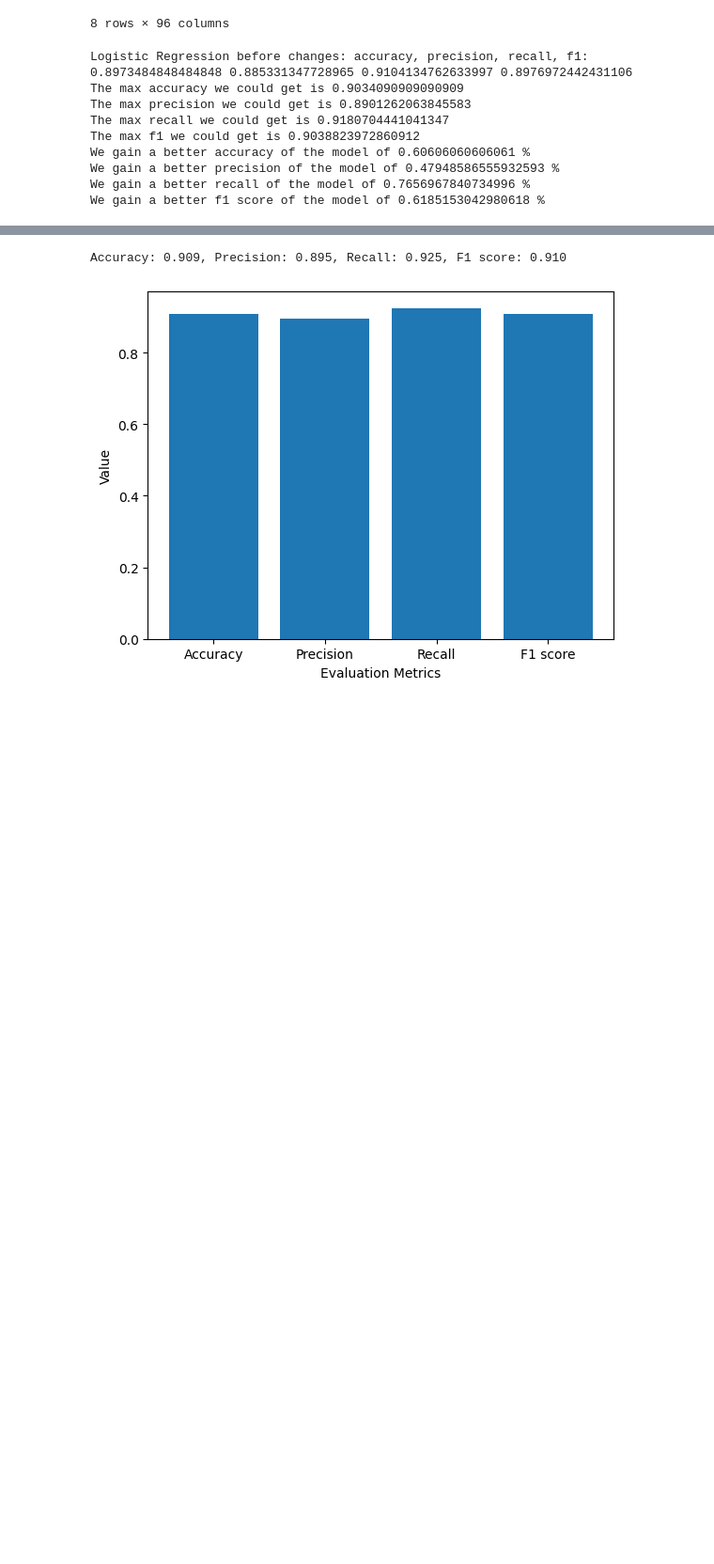
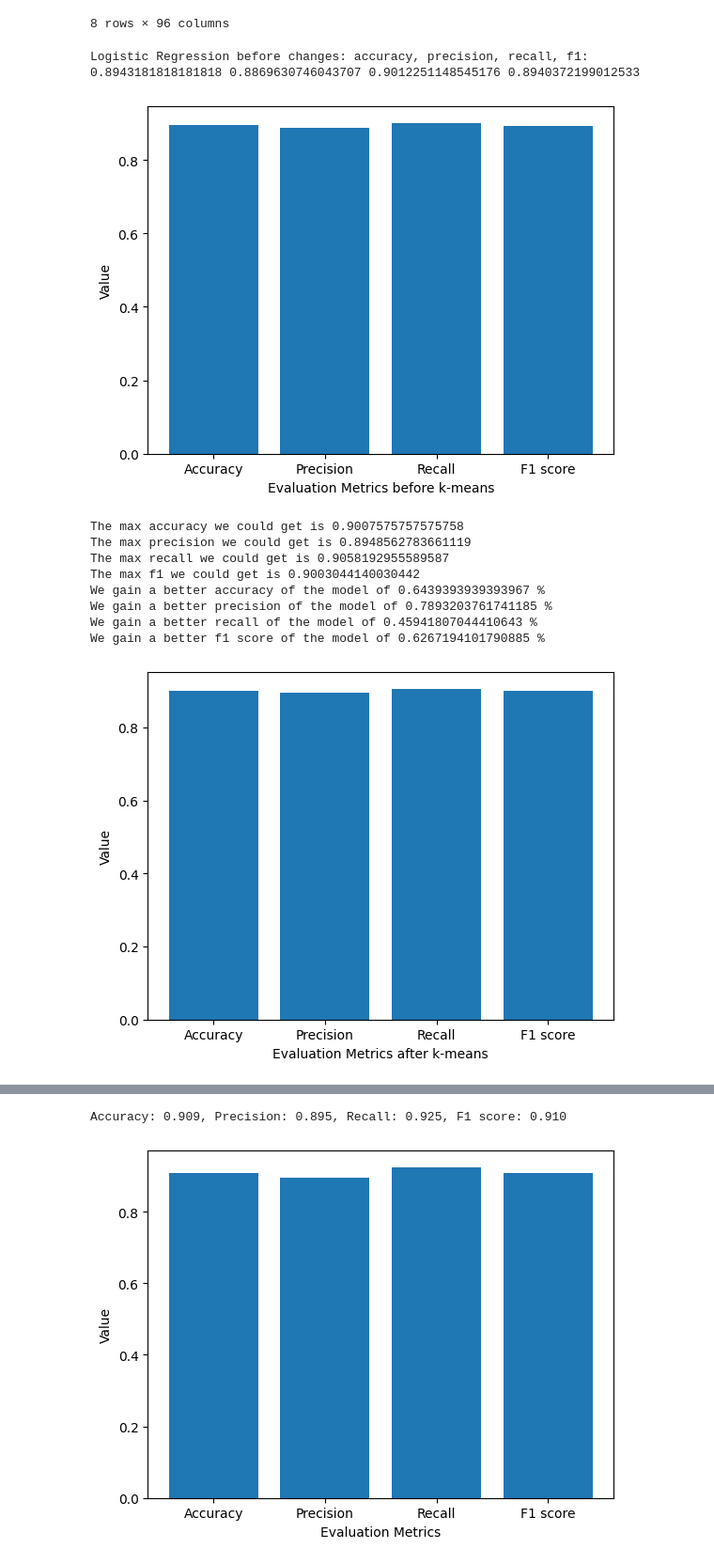
Before and after one commit to moriarais/AutomatingAnalysisModelsAndMisprediction, a Jupyter notebook: models/automate_analysis.ipynb, the cells around one changed output, grey strips where cells are left out. Shown: that part at 94% size. Drawn from its saved outputs; the diff is of its cells as text; code cells hidden in the pictures; blank space fills up the shorter version.

```diff
--- a/models/automate_analysis.ipynb
+++ b/models/automate_analysis.ipynb
@@ -41,6 +42,14 @@ def k_means_identify(X_trainn, X_testt, Y_trainn, Y_testt, word):
     recall = recall_score(Y_testt, Y_pred)
     f1 = f1_score(Y_testt, Y_pred)
     print('Logistic Regression before changes: accuracy, precision, recall, f1: ', accuracy, precision, recall, f1)
+
+    # Create a bar plot of the evaluation metrics
+    metric = ['Accuracy', 'Precision', 'Recall', 'F1 score']
+    value = [accuracy, precision, recall, f1]
+    plt.bar(metric, value)
+    plt.xlabel('Evaluation Metrics before k-means')
+    plt.ylabel('Value')
+    plt.show()
 
     # Identify the mispredictions and their associated feature values
     data_test = X_testt.copy()
@@ -70,6 +79,7 @@ def k_means_identify(X_trainn, X_testt, Y_trainn, Y_testt, word):
     precision_dict = {}
     recall_dict = {}
     f1_dict = {}
+    Y_pred_dict = {}
 
     # Use k-means clustering to identify groups of similar customers
     kmeans = KMeans(n_clusters=n_clusters, random_state=42, n_init=20)
@@ -99,6 +109,8 @@ def k_means_identify(X_trainn, X_testt, Y_trainn, Y_testt, word):
             model_new = LogisticRegression(max_iter=1000)
             model_new.fit(scaler.fit_transform(X_train_new), Y_trainn)
             Y_pred_new = model_new.predict(scaler.fit_transform(X_test_new))
+            Y_pred_dict.update({i: Y_pred_new})
+
             accuracy_new = accuracy_score(Y_testt, Y_pred_new)
             accuracy_dict.update({i: accuracy_new})
             precision_new = precision_score(Y_testt, Y_pred_new)
@@ -107,7 +119,9 @@ def k_means_identify(X_trainn, X_testt, Y_trainn, Y_testt, word):
             recall_dict.update({i: recall_new})
             f1_new = f1_score(Y_testt, Y_pred_new)
             f1_dict.update({i: f1_new})
+
     max_accuracy = max(accuracy_dict.values())
+    max_i = max(accuracy_dict, key=lambda k: accuracy_dict[k])
     print('The max accuracy we could get is', max_accuracy)
     max_precision = max(precision_dict.values())
     print('The max precision we could get is', max_precision)
@@ -119,6 +133,16 @@ def k_means_identify(X_trainn, X_testt, Y_trainn, Y_testt, word):
     print('We gain a better precision of the model of', (max_precision - precision) * 100, '%')
     print('We gain a better recall of the model of', (max_recall - recall) * 100, '%')
     print('We gain a better f1 score of the model of', (max_f - f1) * 100, '%')
+
+    # Create a bar plot of the evaluation metrics
+    metrics = ['Accuracy', 'Precision', 'Recall', 'F1 score']
+    values = [max_accuracy, max_precision, max_recall, max_f]
+    plt.bar(metrics, values)
+    plt.xlabel('Evaluation Metrics after k-means')
+    plt.ylabel('Value')
+    plt.show()
+
+    kmeans_visualization(Y_pred_dict[max_i], Y_testt)
 # %% [markdown]
 This function creates a neural network model for binary classification by first scaling the input data, creating a feedforward neural network with two fully connected linear layers, ReLU activation functions, and a sigmoid output activation. The model is trained for 100 epochs using the binary cross entropy loss and Adam optimizer. After training, the model is evaluated on the test data using accuracy, precision, recall, F1 score, confusion matrix and ROC curve. The results are printed and visualized using a bar plot and ROC curve.
 # %%
@@ -349,14 +373,16 @@ X_ros_bankrupt, Y_ros_bankrupt = over_sample.fit_resample(X_bankrupt, Y_bankrupt
 # we split the data into training and testing sets
 X_train_bankrupt, X_test_bankrupt, Y_train_bankrupt, Y_test_bankrupt = train_test_split(X_ros_bankrupt, Y_ros_bankrupt, test_size=0.2, random_state=42)
 # %%
-k_means_identify(X_train_bankrupt, X_test_bankrupt, Y_train_bankrupt, Y_test_bankrupt, "Bankrupt?")
+k_means_identify(copy.deepcopy(X_train_bankrupt), copy.deepcopy(X_test_bankrupt), copy.deepcopy(Y_train_bankrupt), copy.deepcopy(Y_test_bankrupt), "Bankrupt?")
 # %% [output]
-Logistic Regression before changes: accuracy, precision, recall, f1:  0.8973484848484848 0.885331347728965 0.9104134762633997 0.8976972442431106
-The max accuracy we could get is 0.9034090909090909
-The max precision we could get is 0.8901262063845583
-The max recall we could get is 0.9180704441041347
-The max f1 we could get is 0.9038823972860912
-We gain a better accuracy of the model of 0.60606060606061 %
-We gain a better precision of the model of 0.47948586555932593 %
-We gain a better recall of the model of 0.7656967840734996 %
-We gain a better f1 score of the model of 0.6185153042980618 %
+Logistic Regression before changes: accuracy, precision, recall, f1:  0.8943181818181818 0.8869630746043707 0.9012251148545176 0.8940372199012533
+[figure, added]
+The max accuracy we could get is 0.9007575757575758
+The max precision we could get is 0.8948562783661119
+The max recall we could get is 0.9058192955589587
+The max f1 we could get is 0.9003044140030442
+We gain a better accuracy of the model of 0.6439393939393967 %
+We gain a better precision of the model of 0.7893203761741185 %
+We gain a better recall of the model of 0.45941807044410643 %
+We gain a better f1 score of the model of 0.6267194101790885 %
+[figure, added]
```
Also changed, not shown: parts of 11 cells of this notebook.
